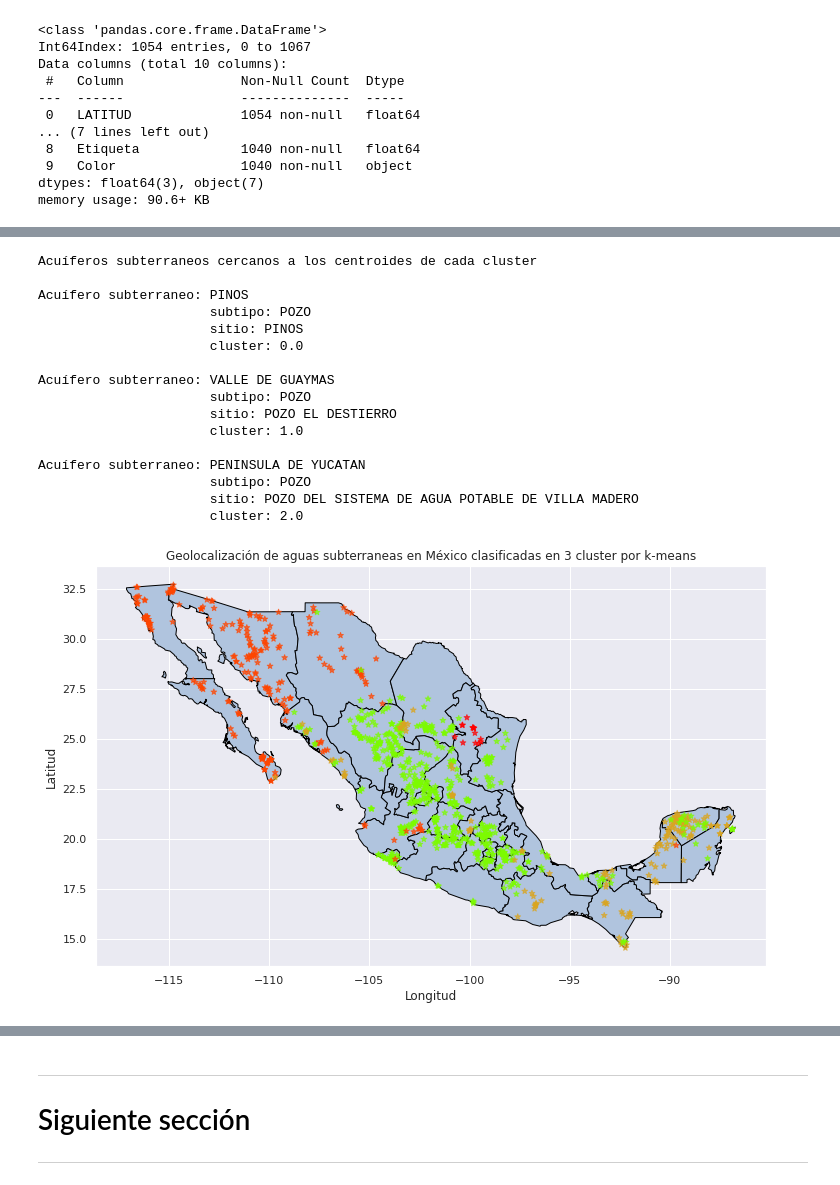
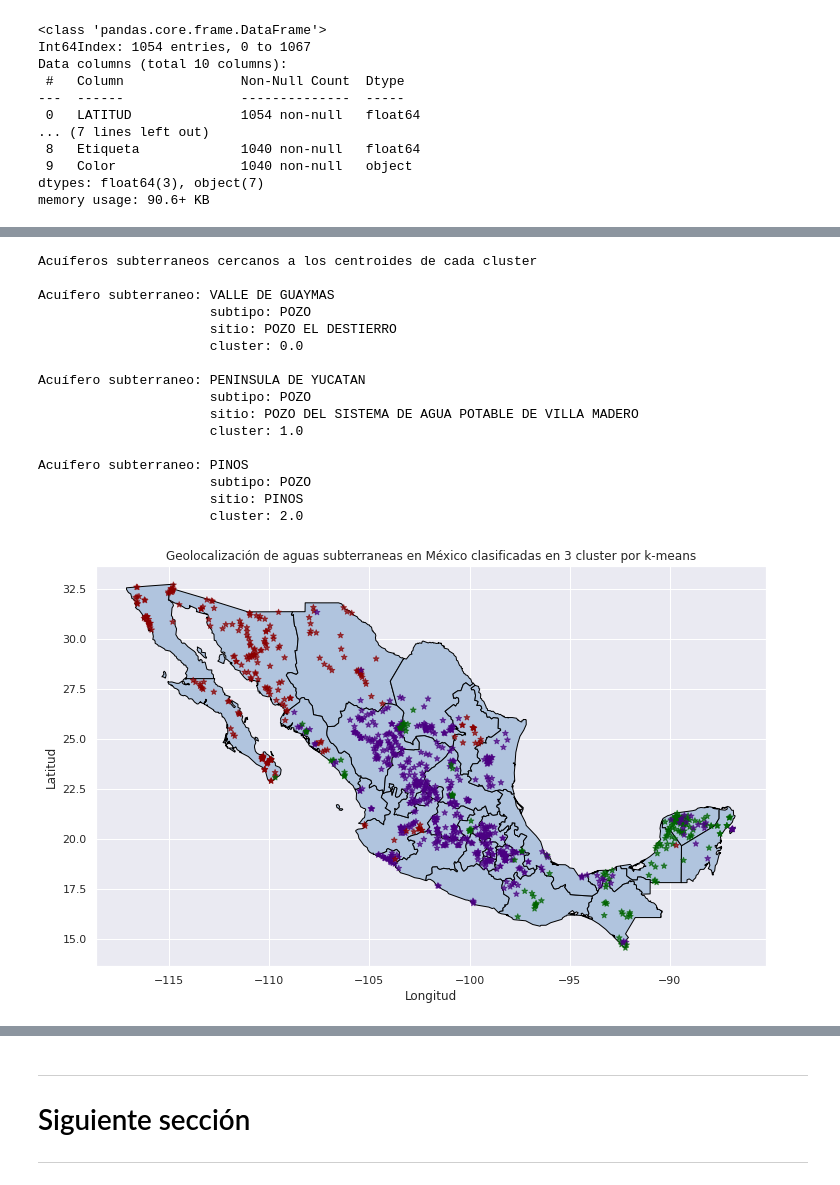
Before and after one commit to PosgradoMNA/actividades-del-projecto-team_59, a Jupyter notebook: Sem_09_CD_Reto_entrega_1.ipynb, the cells around one changed output, grey strips where cells are left out. Drawn from its saved outputs; the diff is of its cells as text; code cells hidden in the pictures.

```diff
--- a/Sem_09_CD_Reto_entrega_1.ipynb
+++ b/Sem_09_CD_Reto_entrega_1.ipynb
@@ -943,16 +943,10 @@ print('Etiquetas:',etiquetas)
 print('Tamaño:',etiquetas.shape,'\nC:  Latitud \t Longitud')
 print(C)
 
-colores= ['goldenrod','lawngreen','orangered']#, 'steelblue']
+colores= ['darkred','darkgreen','indigo']#, 'steelblue']
 colores_asignados=[]
 for row in etiquetas:
     colores_asignados.append(colores[row])
 
 print('\nTotal de renglones vinculados con su color:', len(colores_asignados), '\n')
-#fig, gax = plt.subplots(figsize=(8,8))
-
-#fig= plt.figure()
-#ax= Axes3D(fig)
-#ax.scatter(X[:, 0], X[:, 1], c=asignar,s=60)
-#ax.scatter(C[:, 0], C[:, 1], marker='*', c=colores, s=1000)
 # %% [output]
@@ -1030,42 +1024,44 @@ for row in closest:
     print('Acuífero subterraneo:', k_acuifero[row], '\n\t\t      subtipo:', k_subtipo[row], '\n\t\t      sitio:', k_sitio[row], '\n\t\t      cluster:',k_etiqueta[row], '\n')
 # %% [output]
 Acuíferos subterraneos cercanos a los centroides de cada cluster
+
+Acuífero subterraneo: VALLE DE GUAYMAS
+                      subtipo: POZO
+                      sitio: POZO EL DESTIERRO
+                      cluster: 0.0
+
+Acuífero subterraneo: PENINSULA DE YUCATAN
+                      subtipo: POZO
+                      sitio: POZO DEL SISTEMA DE AGUA POTABLE DE VILLA MADERO
+                      cluster: 1.0
 
 Acuífero subterraneo: PINOS
                       subtipo: POZO
                       sitio: PINOS
-                      cluster: 0.0
-
-Acuífero subterraneo: VALLE DE GUAYMAS
-                      subtipo: POZO
-                      sitio: POZO EL DESTIERRO
-                      cluster: 1.0
-
-Acuífero subterraneo: PENINSULA DE YUCATAN
-                      subtipo: POZO
-                      sitio: POZO DEL SISTEMA DE AGUA POTABLE DE VILLA MADERO
                       cluster: 2.0
 # %%
 # - - - - - - - - - - - - - - - - - - - - - - - - - - - - - - - - - - - - - - - - - - - - - - - - -
 # Cargando el mapa de México con la ubicación y agrupación de los acuíferos subterraneos
+
+#Busca_Nulos(g_df_2_clas_map)
+df_2_clas['Color']= df_2_clas['Color'].replace(['SIN DATOS','N/A', 0, '', np.nan], 'darkred')
+#Busca_Nulos(g_df_2_clas_map)
 
 df_2_clas_map= df_2_clas.copy()
 df_2_clas_map['Coordenadas']= list(zip(df_2_clas_map.LONGITUD, df_2_clas_map.LATITUD))
 df_2_clas_map['Coordenadas']= df_2_clas_map['Coordenadas'].apply(Point)
 g_df_2_clas_map= gpd.GeoDataFrame(df_2_clas_map, geometry='Coordenadas')
-#Busca_Nulos(g_df_2_clas_map)
-g_df_2_clas_map['Color']= g_df_2_clas_map['Color'].replace(['SIN DATOS','N/A', 0, '', np.nan], 'red')
-#Busca_Nulos(g_df_2_clas_map)
 
-fig, gax = plt.subplots(figsize=(12,12))
-shapefile_mx_est.plot(ax=gax, edgecolor='black',color='lightsteelblue')
-g_df_2_clas_map.plot(ax=gax, color= g_df_2_clas_map['Color'], alpha = 0.7, marker="*")
+
+fig, gax = plt.subplots(figsize= (12,12))
+shapefile_mx_est.plot(ax= gax, edgecolor= 'black',color= 'lightsteelblue')
+g_df_2_clas_map.plot(ax= gax, color= g_df_2_clas_map['Color'], alpha= 0.7, marker= "*")
 gax.set_xlabel('Longitud')
 gax.set_ylabel('Latitud')
 gax.set_title('Geolocalización de aguas subterraneas en México clasificadas en 3 cluster por k-means')
 plt.show()
 # %% [output]
-[figure, old version]
+[figure, new version]
 # %%
 # - - - - - - - - - - - - - - - - - - - - - - - - - - - - - - - - - - - - - - - - - - - - - - - - -
 #
```
Also changed, not shown: parts of 5 cells of this notebook.
